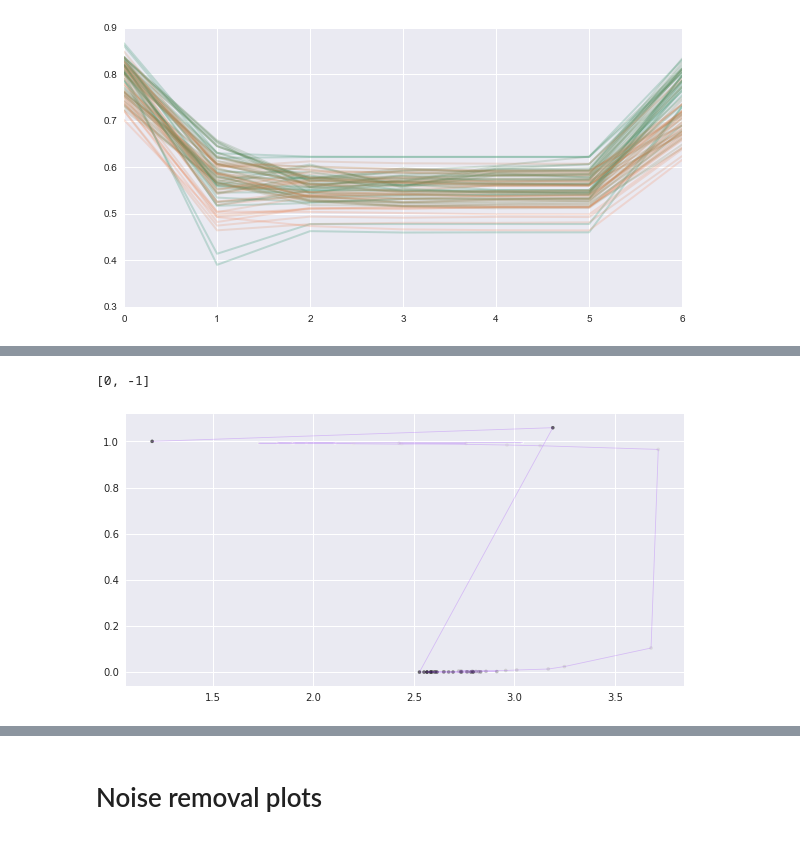
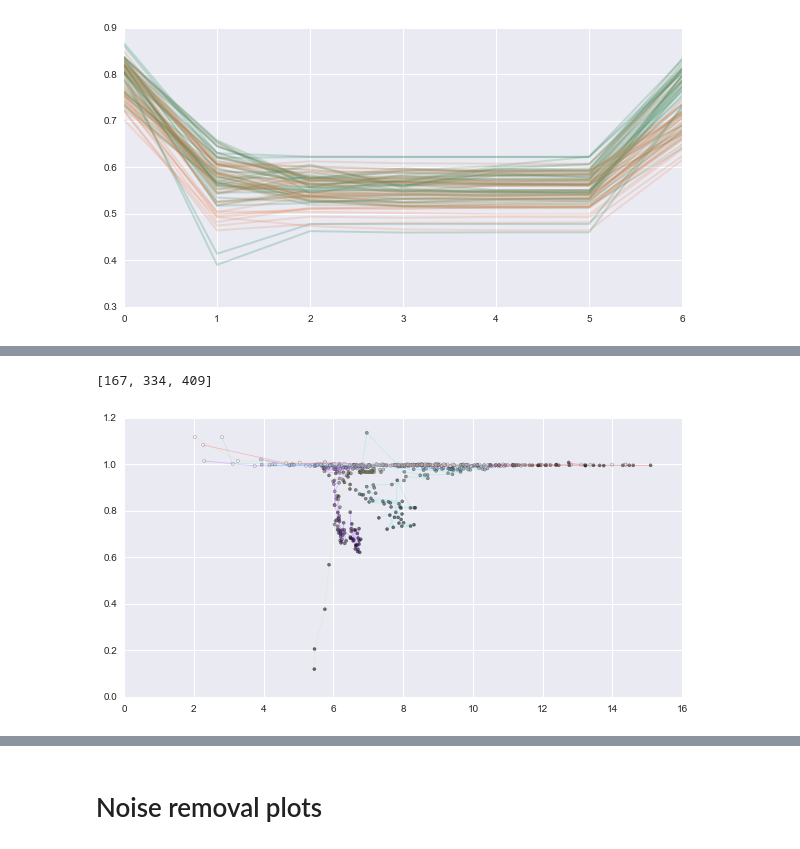
Before and after one commit to d-kz/attractor_net_notebooks, a Jupyter notebook: working_with_model.ipynb, the cells around one changed output, grey strips where cells are left out. Drawn from its saved outputs; the diff is of its cells as text; code cells hidden in the pictures.

Commit message:
added regularization, some plotting for results

```diff
--- a/working_with_model.ipynb
+++ b/working_with_model.ipynb
@@ -83,11 +82,11 @@ from graph_init import GRU_attractor
 
 ops = {
         'model_type': "GRU", # OPTIONS: vanilla, LSTM_raw, LSTM_tensorflow, LSTM_attractor
-        'hid': 100,
+        'hid': 5,
         'in': None, #TBD
         'out': 1,
 #         'batch_size':n_examples, #since the sequences are 1-dimensional it's easier to just run them all at once
-        'n_attractor_iterations': 0,
+        'n_attractor_iterations': 5,
         'attractor_dynamics': "projection2", # OPTIONS:  "" (for no attractor dynamics),
                                     #           "direct" (simple attractor weights applied to hidden states directly, trained with noise addition)
                                     #           "projection" (project the hidden state into a separate space via weights, do attraction, project back)
@@ -102,7 +101,7 @@ ops = {
         'attractor_regularization_lambda': 0.05,
 
         'record_mutual_information': True,
-        'problem_type': "pos_brown", # OPTIONS: parity, parity_length, majority, reber, kazakov, pos_brown
+        'problem_type': "parity_length", # OPTIONS: parity, parity_length, majority, reber, kazakov, pos_brown
         'seq_len': 5,
 
         'save_best_model': True,
@@ -152,10 +151,10 @@ ops, SEQ_LEN, N_INPUT, N_CLASSES, N_TRAIN, N_TEST = pick_task(ops['problem_type'
 
 # Training Parameters
 
-TRAINING_EPOCHS = 50
-N_REPLICATIONS = 1
-BATCH_SIZE = 10000
-DISPLAY_EPOCH = 1
+TRAINING_EPOCHS = 5000
+N_REPLICATIONS = 30
+BATCH_SIZE = 10000 if N_TRAIN>10000 else N_TRAIN
+DISPLAY_EPOCH = 30
 LRATE_PREDICTION = 0.008
 LRATE_ATTRACTOR = 0.008
 LOG_DIRECTORY = 'experiments/logs/{}.txt'.format(ops['problem_type'])
@@ -170,7 +169,7 @@ MIS = MutInfSaver()
 
 
 ######### MAIN CODE #############################################################
-for attractor_steps in [0, 5, 10, 20]:
+for attractor_steps in [5, 10, 20]:
     # the tf seed needs to be within the context of the graph.
     tf.reset_default_graph()
     np.random.seed(100)
@@ -460,5 +459,5 @@ def process_each_training_example(MIS, mode, skip=1):
 # iteration_mut_inf, losses_skipped = process_each_training_example(MIS,
 #                                                                   'over_attractor_iterations',
 #                                                                   skip=1)
-entropy_collection2, _ = process_each_training_example(MIS, 'entropy_vector')
+entropy_collection, _ = process_each_training_example(MIS, 'entropy_vector')
 # %% [output]
@@ -550,33 +565,71 @@ def plot_entropy_scatter(X, losses):
     for i in range(len(losses)):
         if losses[i] == 0.0:
             ids.append(i)
     ids += [-1]
     print(ids)
     colors = cm.rainbow(np.linspace(0, 1, len(ids)-1))
     for i in range(len(ids)-1):
         x = X[ids[i]:ids[i+1]]
         y = losses[ids[i]:ids[i+1]]
         color_gradient = np.array(range(len(x)))/len(x)
         plt.scatter(x, y, s=10, alpha=0.6, c=color_gradient)
         plt.plot(x, y, linewidth=0.8, alpha=0.2, c=colors[i])
 #     plt.colorbar()
 #     plt.axis([10, 14, 4.06, 4.1])
     title = "../attractor_net_notebooks/experiments/figs/({})[Model<{}>(attractor<{},hid({}),h_hid({}),input_noise({})>, noise<{}>, n_iterations<{}>), Problem<{}>][epochs<{}>, repetitions<{}>]__{}.png".format(datetime.date.today(),
                                                            ops['model_type'],
                                                            str(ops['attractor_dynamics']),
                                                            ops['hid'],
                                                            ops['h_hid'],
                                                            INPUT_NOISE_LEVEL,
                                                            ops['attractor_noise_level'],
                                                            ops['n_attractor_iterations'],
                                                            ops['problem_type'],
                                                            TRAINING_EPOCHS,
                                                            N_REPLICATIONS,
                                                            "30repts_vectorentropy_vs_taskloss(projection2 5-10, bins{})".format(8))
     #     plt.savefig(title, format='png', dpi=600)
 
-plot_entropy_scatter(entropy_collection2, MIS.losses_task)
+def plot_alossscaled_loss(X, losses, att_losses, ids_split):
+    X = np.split(X, ids_split)
+    losses = np.split(losses, ids_split)
+    att_losses = np.split(att_losses, ids_split)
+
+
+    colors = cm.rainbow(np.linspace(0, 1, len(ids_split)+1))
+    print(ids_split)
+    for i in range(len(ids_split) + 1):
+        entropy = X[i]
+        att_loss = att_losses[i]
+#         x = att_loss/entropy
+        x = entropy/att_loss
+
+        y = losses[i]
+
+        color_gradient = np.array(range(len(x)))/len(x)
+        plt.scatter(x, y, s=10, alpha=0.6, c=color_gradient)
+        plt.plot(x, y, linewidth=0.8, alpha=0.2, c=colors[i])
+#     plt.colorbar()
+#     plt.axis([10, 14, 4.06, 4.1])
+    title = "../attractor_net_notebooks/experiments/figs/({})[Model<{}>(attractor<{},hid({}),h_hid({}),input_noise({})>, noise<{}>, n_iterations<{}>), Problem<{}>][epochs<{}>, repetitions<{}>]__{}.png".format(datetime.date.today(),
+                                                           ops['model_type'],
+                                                           str(ops['attractor_dynamics']),
+                                                           ops['hid'],
+                                                           ops['h_hid'],
+                                                           INPUT_NOISE_LEVEL,
+                                                           ops['attractor_noise_level'],
+                                                           ops['n_attractor_iterations'],
+                                                           ops['problem_type'],
+                                                           TRAINING_EPOCHS,
+                                                           N_REPLICATIONS,
+                                                           "30repts_vectorentropy_vs_taskloss(projection2 5-10, bins{})".format(8))
+    #     plt.savefig(title, format='png', dpi=600)
+
+# plot_entropy_scatter(entropy_collection2, MIS.losses_task)
+
+epoch_normalized, ids_split = normalize_epoch_count(WS.epoch_number_history)
+plot_alossscaled_loss(entropy_collection, MIS.losses_task, MIS.alosss, ids_split)
 plt.show()
 # %% [output]
-[0, -1]
+[167, 334, 409]
-[figure, old version]
+[figure, new version]
```
Also changed, not shown: parts of 7 cells of this notebook, 2 other files.
